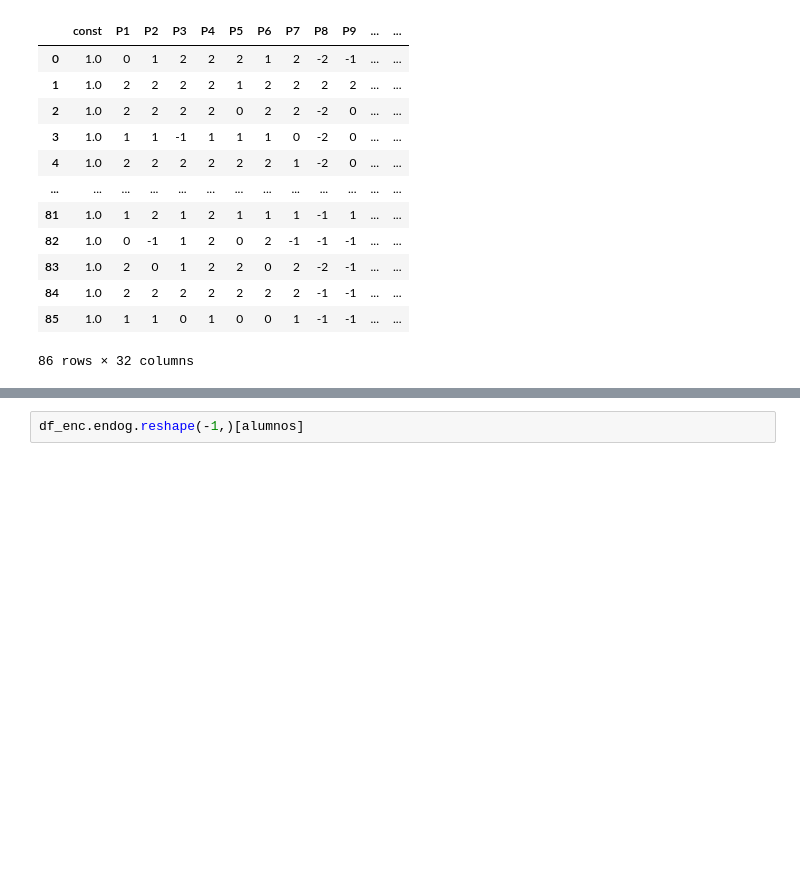
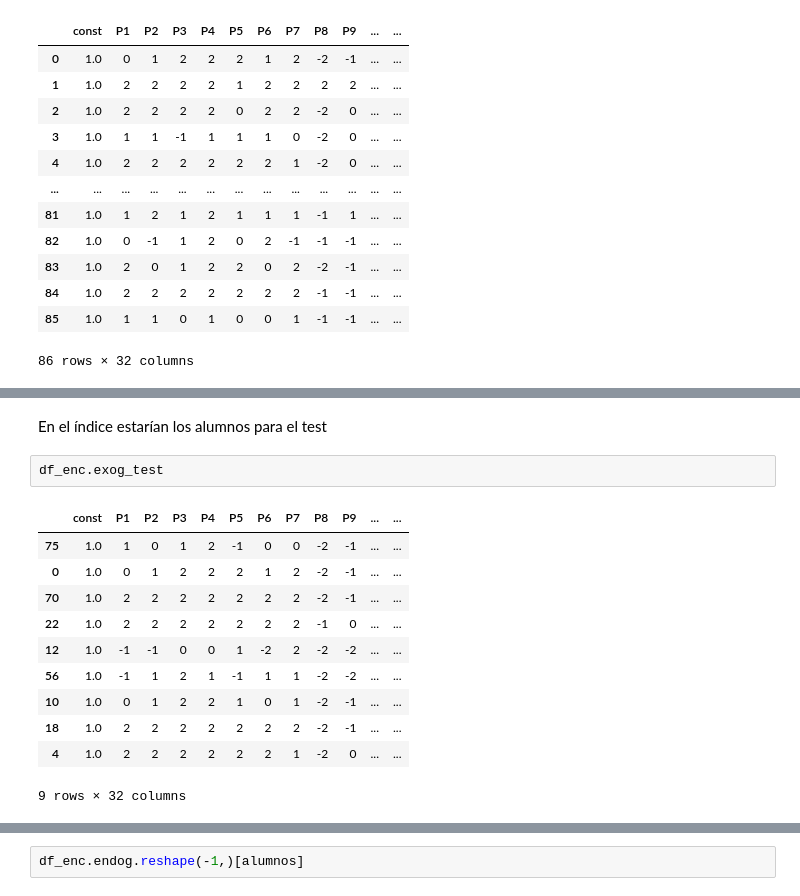
Before and after one commit to PanchitoMunoz/Tesis-Metodologias-Inclusivas, a Jupyter notebook: notebooks/05-fmg-regresion-logistica-re-implementacion.ipynb, the cells around one changed output, grey strips where cells are left out. Saved outputs shown, nothing was run; the diff lists cells and outputs as text; blank space fills up the shorter version.

```diff
--- a/notebooks/05-fmg-regresion-logistica-re-implementacion.ipynb
+++ b/notebooks/05-fmg-regresion-logistica-re-implementacion.ipynb
@@ -229,0 +265,16 @@ df_enc.exog
+# %% [markdown]
+En el índice estarían los alumnos para el test
+# %%
+df_enc.exog_test
+# %% [output]
+|  | const | P1 | P2 | P3 | P4 | P5 | P6 | P7 | P8 | P9 | ... | ... |
+| 75 | 1.0 | 1 | 0 | 1 | 2 | -1 | 0 | 0 | -2 | -1 | ... | ... |
+| 0 | 1.0 | 0 | 1 | 2 | 2 | 2 | 1 | 2 | -2 | -1 | ... | ... |
+| 70 | 1.0 | 2 | 2 | 2 | 2 | 2 | 2 | 2 | -2 | -1 | ... | ... |
+| 22 | 1.0 | 2 | 2 | 2 | 2 | 2 | 2 | 2 | -1 | 0 | ... | ... |
+| 12 | 1.0 | -1 | -1 | 0 | 0 | 1 | -2 | 2 | -2 | -2 | ... | ... |
+| 56 | 1.0 | -1 | 1 | 2 | 1 | -1 | 1 | 1 | -2 | -2 | ... | ... |
+| 10 | 1.0 | 0 | 1 | 2 | 2 | 1 | 0 | 1 | -2 | -1 | ... | ... |
+| 18 | 1.0 | 2 | 2 | 2 | 2 | 2 | 2 | 2 | -2 | -1 | ... | ... |
+| 4 | 1.0 | 2 | 2 | 2 | 2 | 2 | 2 | 1 | -2 | 0 | ... | ... |
+9 rows × 32 columns
```
Also changed, not shown: parts of 54 cells of this notebook.
